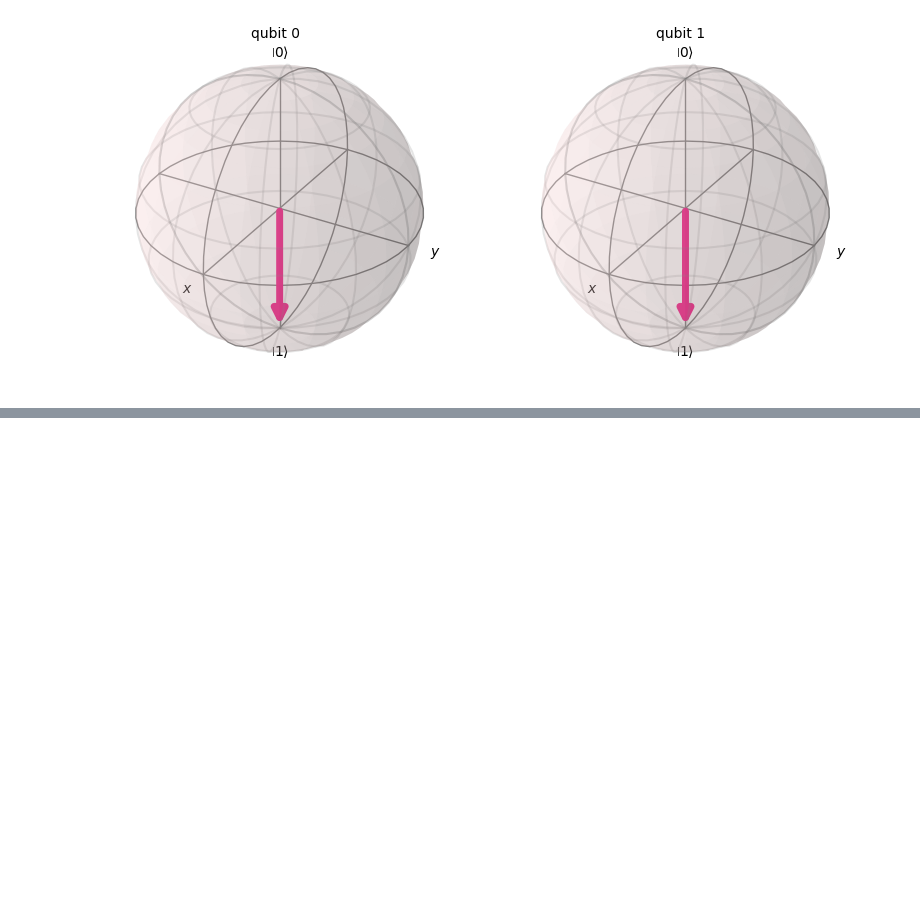
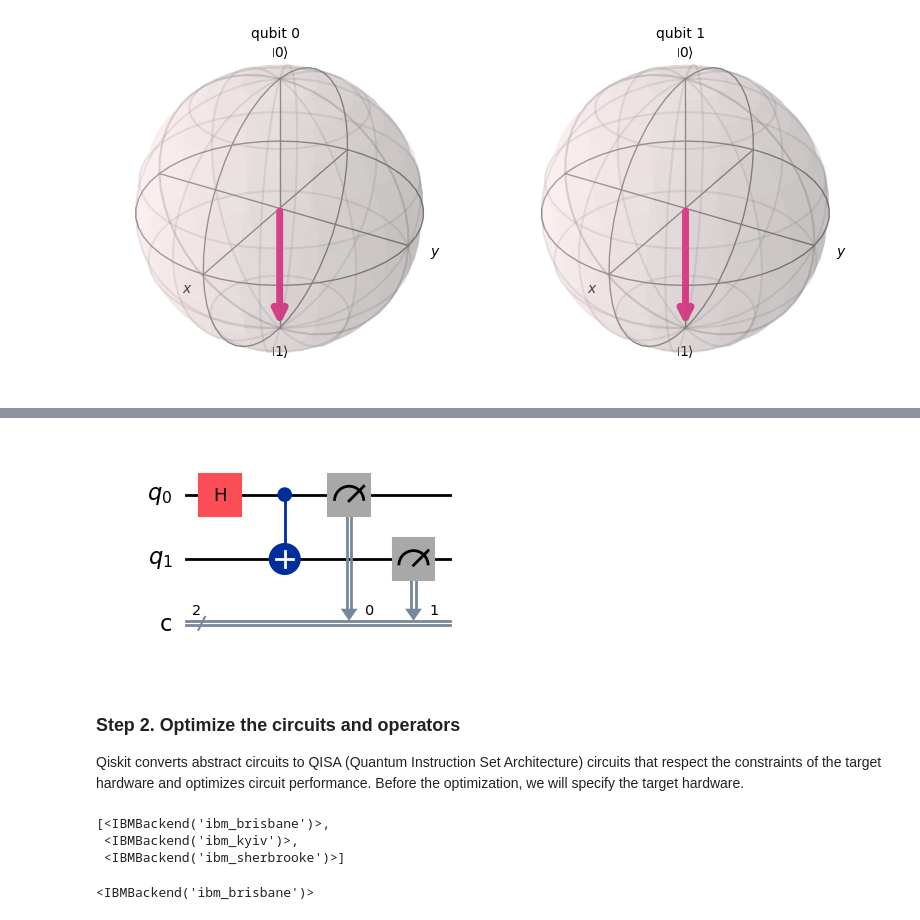
Before and after one commit to k2co3-0803-n/Qiskit, a Jupyter notebook: bits_gates_circuits.ipynb, the cells around one changed output, grey strips where cells are left out. Cells and saved outputs as stored; diff of their text form; code cells hidden in the pictures; blank space fills up the shorter version.

```diff
--- a/bits_gates_circuits.ipynb
+++ b/bits_gates_circuits.ipynb
@@ -228,0 +275,29 @@ Statevector([0.+0.j, 0.+0.j, 0.+0.j, 1.+0.j],
+# %%
+qc = QuantumCircuit(2,2)
+
+qc.h(0)
+qc.cx(0,1)
+
+qc.measure(0,0)
+qc.measure(1,1)
+
+qc.draw("mpl")
+# %% [output]
+[figure, added]
+# %% [markdown]
+### Step 2. Optimize the circuits and operators
+
+Qiskit converts abstract circuits to QISA (Quantum Instruction Set Architecture) circuits that respect the constraints of the target hardware and optimizes circuit performance.  Before the optimization, we will specify the target hardware.
+# %%
+service = QiskitRuntimeService(channel="ibm_quantum")
+service.backends()
+# %% [output]
+[<IBMBackend('ibm_brisbane')>,
+ <IBMBackend('ibm_kyiv')>,
+ <IBMBackend('ibm_sherbrooke')>]
+# %%
+# You can also identify the least busy device
+backend = service.least_busy(operational=True)
+print(backend)
+# %% [output]
+<IBMBackend('ibm_brisbane')>
```
Also changed, not shown: parts of 14 cells of this notebook.
